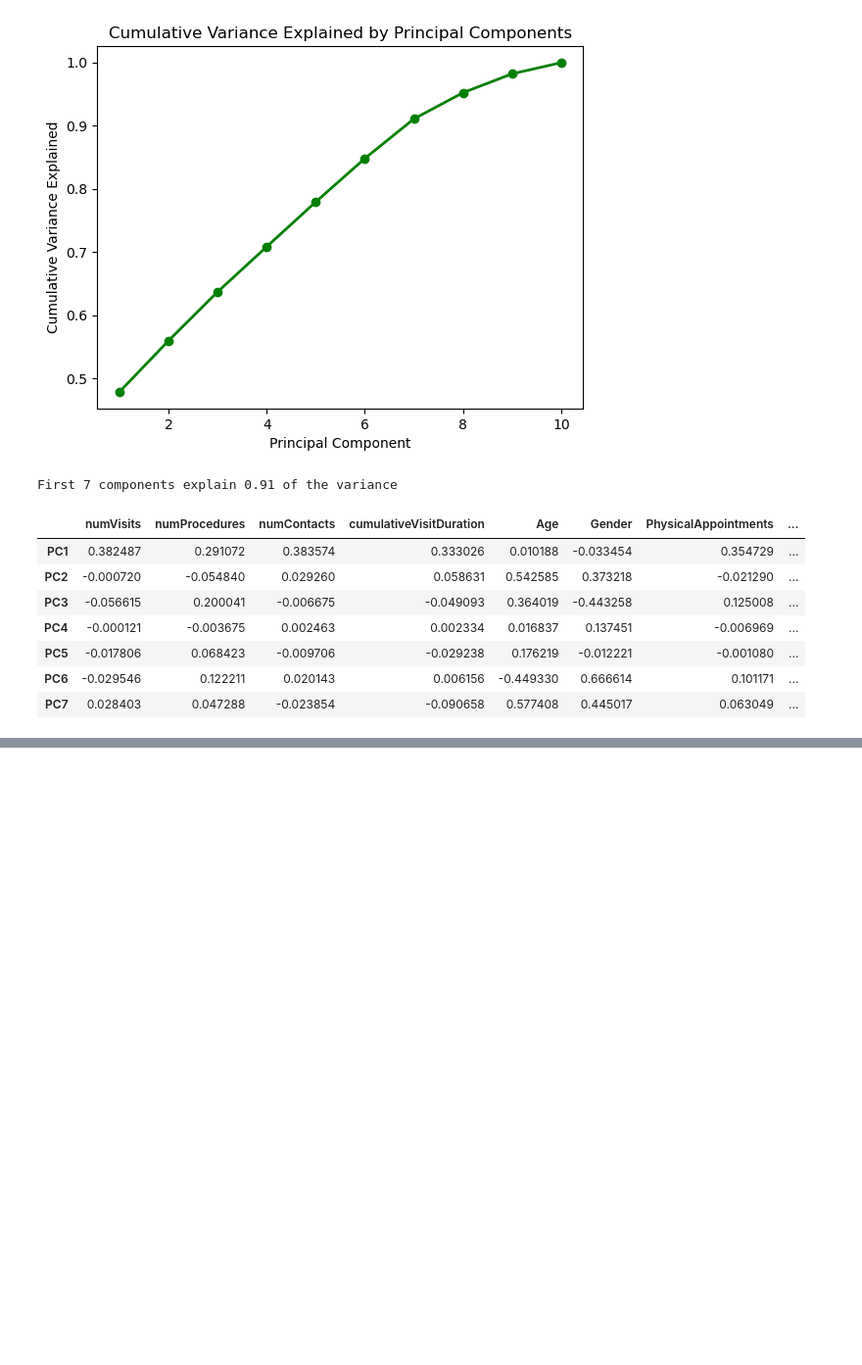
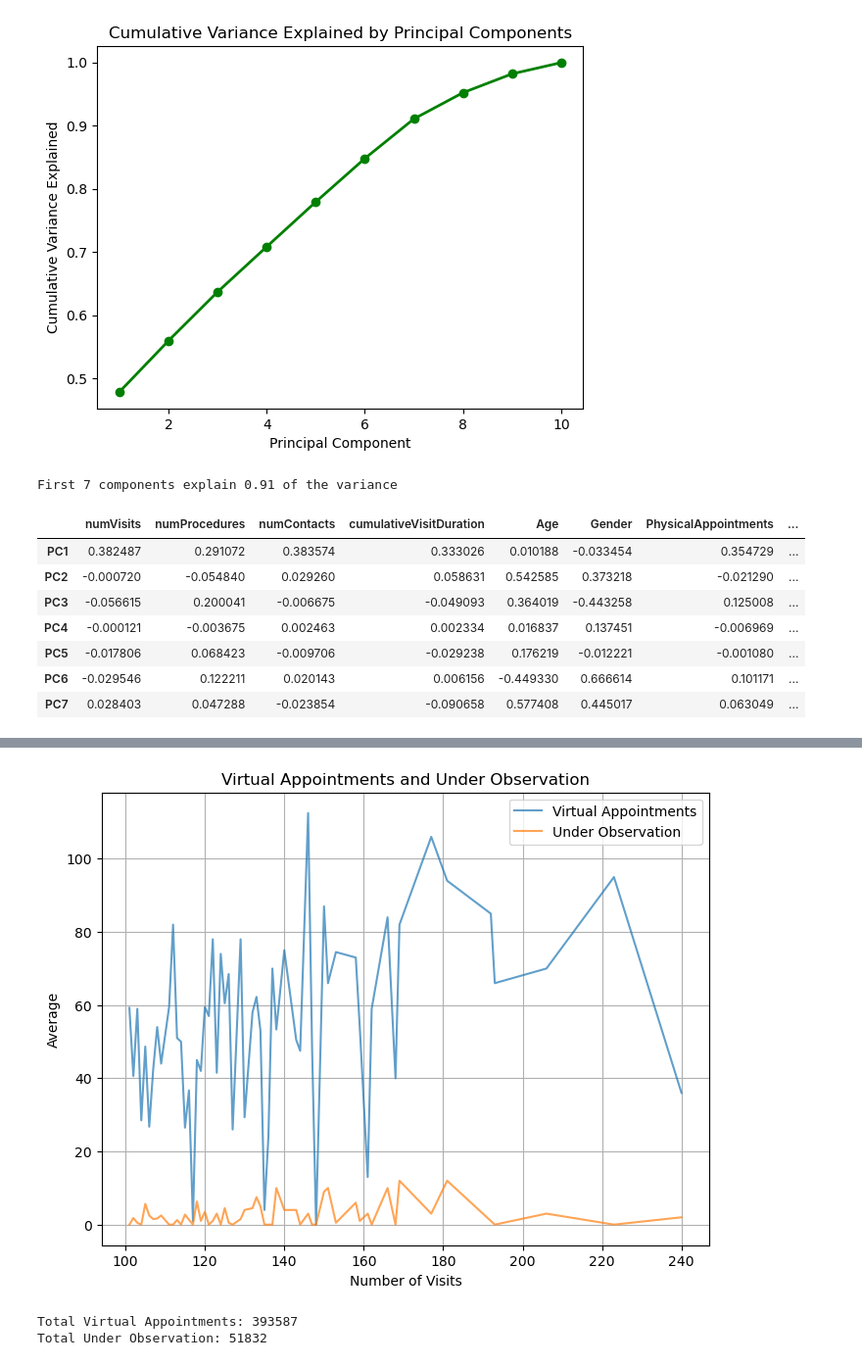
Before and after one commit to zosialenarczyk/rigshospitalet-analysis, a Jupyter notebook: pca.ipynb, the cells around one changed output, grey strips where cells are left out. Shown at 98% size. Drawn from its saved outputs; the diff is of its cells as text; code cells hidden in the pictures; blank space fills up the shorter version.

```diff
--- a/pca.ipynb
+++ b/pca.ipynb
@@ -119,0 +185,26 @@ plt.show()
+# %%
+df_mod = df.copy()
+avg_virtual = df_mod.groupby('numVisits')['VirtualAppointments'].mean().reset_index()
+avg_under_obs = df_mod.groupby('numVisits')['numUnderObservation'].mean().reset_index()
+avg_under_obs = avg_under_obs[avg_under_obs['numVisits'] > 100]
+avg_virtual = avg_virtual[avg_virtual['numVisits'] > 100]
+# %%
+plt.figure(figsize=(8, 6))
+plt.plot(avg_virtual['numVisits'] ,avg_virtual['VirtualAppointments'], alpha=0.7)
+plt.plot(avg_virtual['numVisits'], avg_under_obs['numUnderObservation'], alpha=0.7)
+plt.legend(['Virtual Appointments', 'Under Observation'])
+plt.title('Virtual Appointments and Under Observation')
+plt.ylabel('Average')
+plt.xlabel('Number of Visits')
+plt.grid(True)
+plt.show()
+# %% [output]
+[figure, added]
+# %%
+all_virtual = df_mod['VirtualAppointments'].sum()
+all_under_obs = df_mod['numUnderObservation'].sum()
+print(f'Total Virtual Appointments: {all_virtual}')
+print(f'Total Under Observation: {all_under_obs}')
+# %% [output]
+Total Virtual Appointments: 393587
+Total Under Observation: 51832
```
Also changed, not shown: parts of 22 cells of this notebook.
